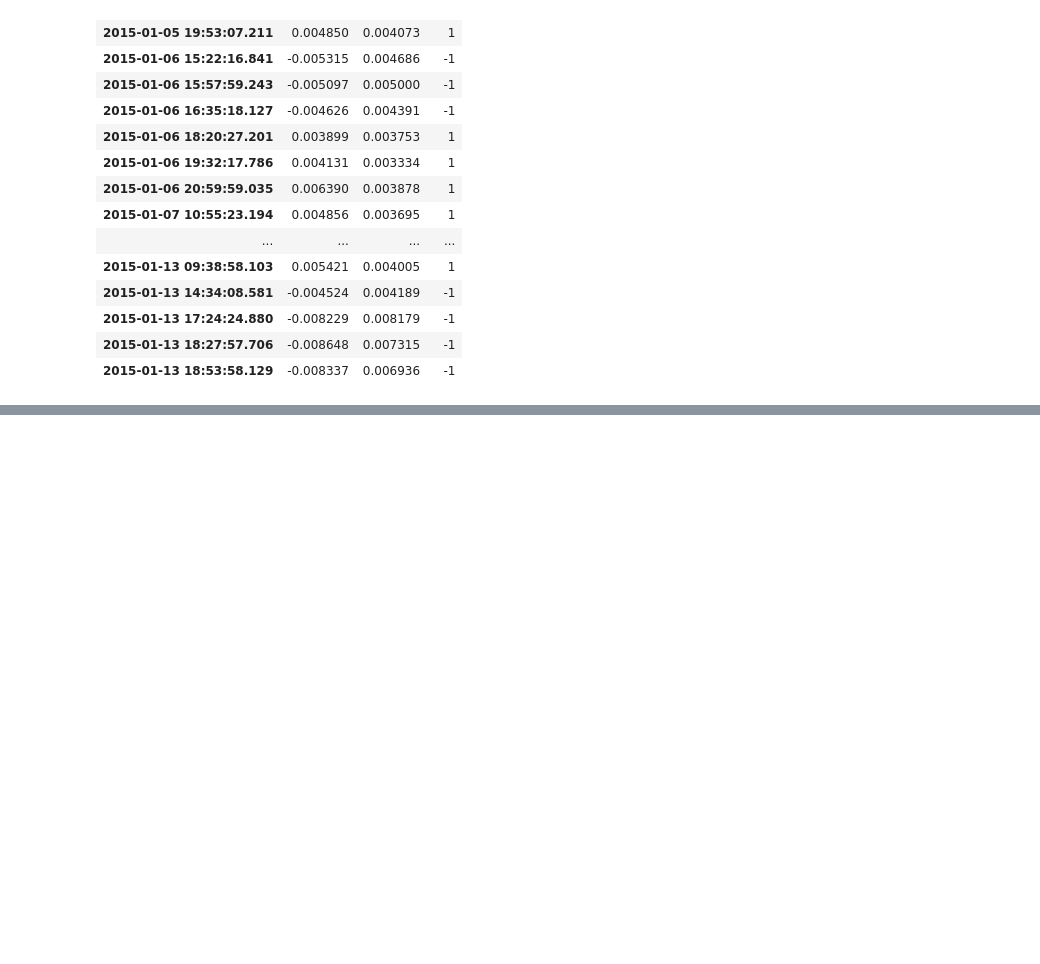
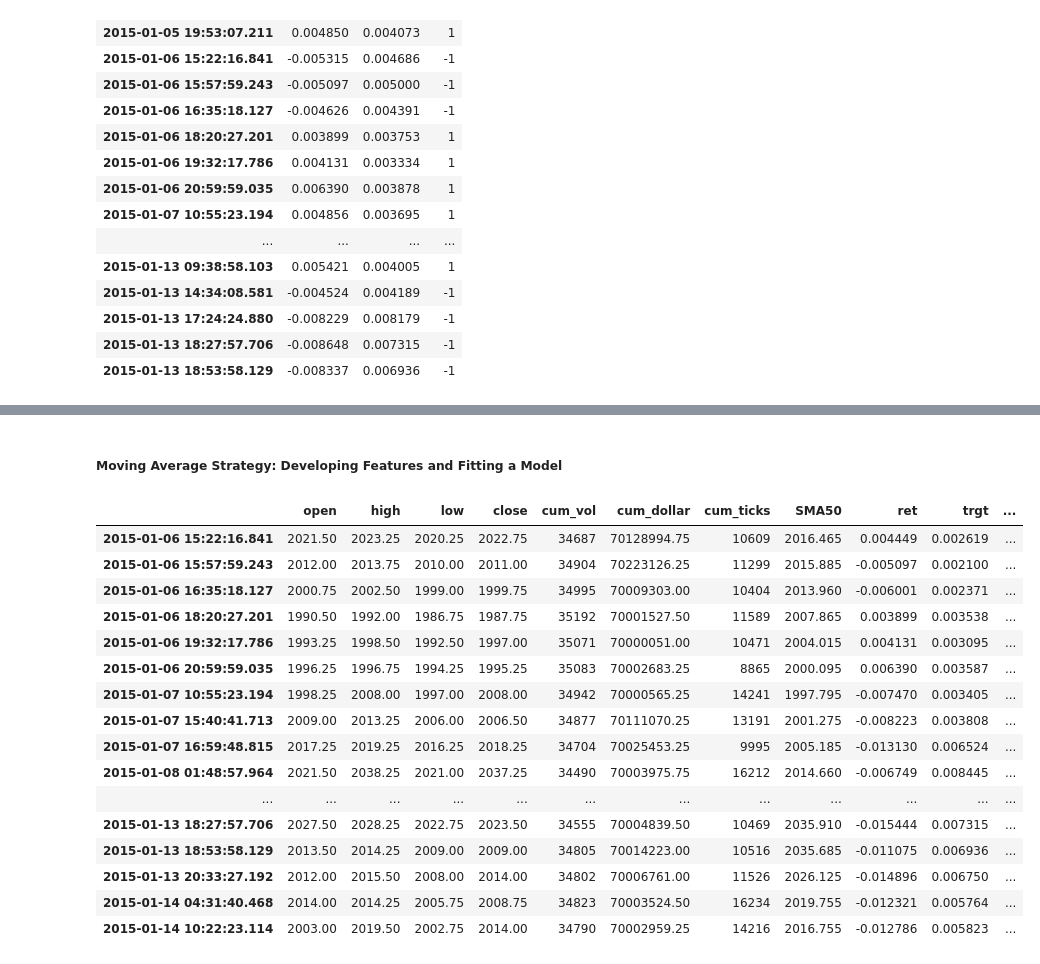
Before and after one commit to RazDwa1923/MFIN_Course, a Jupyter notebook: HW 2/HW 2 Notebook_v1.ipynb, the cells around one changed output, grey strips where cells are left out. Saved outputs shown, nothing was run; the diff lists cells and outputs as text; code cells hidden in the pictures; blank space fills up the shorter version.

```diff
--- a/HW 2/HW 2 Notebook_v1.ipynb
+++ b/HW 2/HW 2 Notebook_v1.ipynb
@@ -226,0 +308,12 @@ clean_labels.head(25)
+# %%
+# applying the triple barrier method on the moving average strategy
+triple_barrier_events_MA_strat = labeling.get_events(close=data['close'],
+                                                      t_events=cusum_events_MA_strat,
+                                                      pt_sl=[1, 2],
+                                                      target=vol_MA_strat,
+                                                      num_threads=1,
+                                                      vertical_barrier_times=vertical_barriers_MA_strat,
+                                                      side_prediction=data['side'])
+
+# viewing the triple barrier events for the moving average strategy
+triple_barrier_events_MA_strat.head(25)
@@ -226,0 +338,6 @@ clean_labels.head(25)
+# %%
+# generating labels for the moving average strategy
+labels_MA_strat = labeling.get_bins(triple_barrier_events_MA_strat, data['close'])
+
+# checking the labels for the moving average strategy
+labels_MA_strat.head(25)
@@ -226,0 +372,7 @@ clean_labels.head(25)
+# %%
+# dropping rare labels for the moving average strategy
+clean_labels_MA_strat = labeling.drop_labels(labels_MA_strat)
+
+# checking the shape of the labels and the clean labels
+print(labels_MA_strat.shape)
+print(clean_labels_MA_strat.shape)
@@ -226,0 +403,30 @@ clean_labels.head(25)
+# %% [markdown]
+##### Moving Average Strategy: Developing Features and Fitting a Model
+# %%
+# merging data with the clean labels using the index in both dataframes
+data = data.merge(clean_labels_MA_strat, how='inner', left_index=True, right_index=True)
+
+# dropping side_x column as it is not needed and renaming side_y to side
+data.drop(columns='side_x', inplace=True)
+data.rename(columns={'side_y': 'side'}, inplace=True)
+# %%
+# checking the first few rows of the data
+data.head(25)
+# %% [output]
+|  | open | high | low | close | cum_vol | cum_dollar | cum_ticks | SMA50 | ret | trgt | ... |
+| 2015-01-06 15:22:16.841 | 2021.50 | 2023.25 | 2020.25 | 2022.75 | 34687 | 70128994.75 | 10609 | 2016.465 | 0.004449 | 0.002619 | ... |
+| 2015-01-06 15:57:59.243 | 2012.00 | 2013.75 | 2010.00 | 2011.00 | 34904 | 70223126.25 | 11299 | 2015.885 | -0.005097 | 0.002100 | ... |
+| 2015-01-06 16:35:18.127 | 2000.75 | 2002.50 | 1999.00 | 1999.75 | 34995 | 70009303.00 | 10404 | 2013.960 | -0.006001 | 0.002371 | ... |
+| 2015-01-06 18:20:27.201 | 1990.50 | 1992.00 | 1986.75 | 1987.75 | 35192 | 70001527.50 | 11589 | 2007.865 | 0.003899 | 0.003538 | ... |
+| 2015-01-06 19:32:17.786 | 1993.25 | 1998.50 | 1992.50 | 1997.00 | 35071 | 70000051.00 | 10471 | 2004.015 | 0.004131 | 0.003095 | ... |
+| 2015-01-06 20:59:59.035 | 1996.25 | 1996.75 | 1994.25 | 1995.25 | 35083 | 70002683.25 | 8865 | 2000.095 | 0.006390 | 0.003587 | ... |
+| 2015-01-07 10:55:23.194 | 1998.25 | 2008.00 | 1997.00 | 2008.00 | 34942 | 70000565.25 | 14241 | 1997.795 | -0.007470 | 0.003405 | ... |
+| 2015-01-07 15:40:41.713 | 2009.00 | 2013.25 | 2006.00 | 2006.50 | 34877 | 70111070.25 | 13191 | 2001.275 | -0.008223 | 0.003808 | ... |
+| 2015-01-07 16:59:48.815 | 2017.25 | 2019.25 | 2016.25 | 2018.25 | 34704 | 70025453.25 | 9995 | 2005.185 | -0.013130 | 0.006524 | ... |
+| 2015-01-08 01:48:57.964 | 2021.50 | 2038.25 | 2021.00 | 2037.25 | 34490 | 70003975.75 | 16212 | 2014.660 | -0.006749 | 0.008445 | ... |
+| ... | ... | ... | ... | ... | ... | ... | ... | ... | ... | ... | ... |
+| 2015-01-13 18:27:57.706 | 2027.50 | 2028.25 | 2022.75 | 2023.50 | 34555 | 70004839.50 | 10469 | 2035.910 | -0.015444 | 0.007315 | ... |
+| 2015-01-13 18:53:58.129 | 2013.50 | 2014.25 | 2009.00 | 2009.00 | 34805 | 70014223.00 | 10516 | 2035.685 | -0.011075 | 0.006936 | ... |
+| 2015-01-13 20:33:27.192 | 2012.00 | 2015.50 | 2008.00 | 2014.00 | 34802 | 70006761.00 | 11526 | 2026.125 | -0.014896 | 0.006750 | ... |
+| 2015-01-14 04:31:40.468 | 2014.00 | 2014.25 | 2005.75 | 2008.75 | 34823 | 70003524.50 | 16234 | 2019.755 | -0.012321 | 0.005764 | ... |
+| 2015-01-14 10:22:23.114 | 2003.00 | 2019.50 | 2002.75 | 2014.00 | 34790 | 70002959.25 | 14216 | 2016.755 | -0.012786 | 0.005823 | ... |
```
Also changed, not shown: parts of 16 cells of this notebook.
